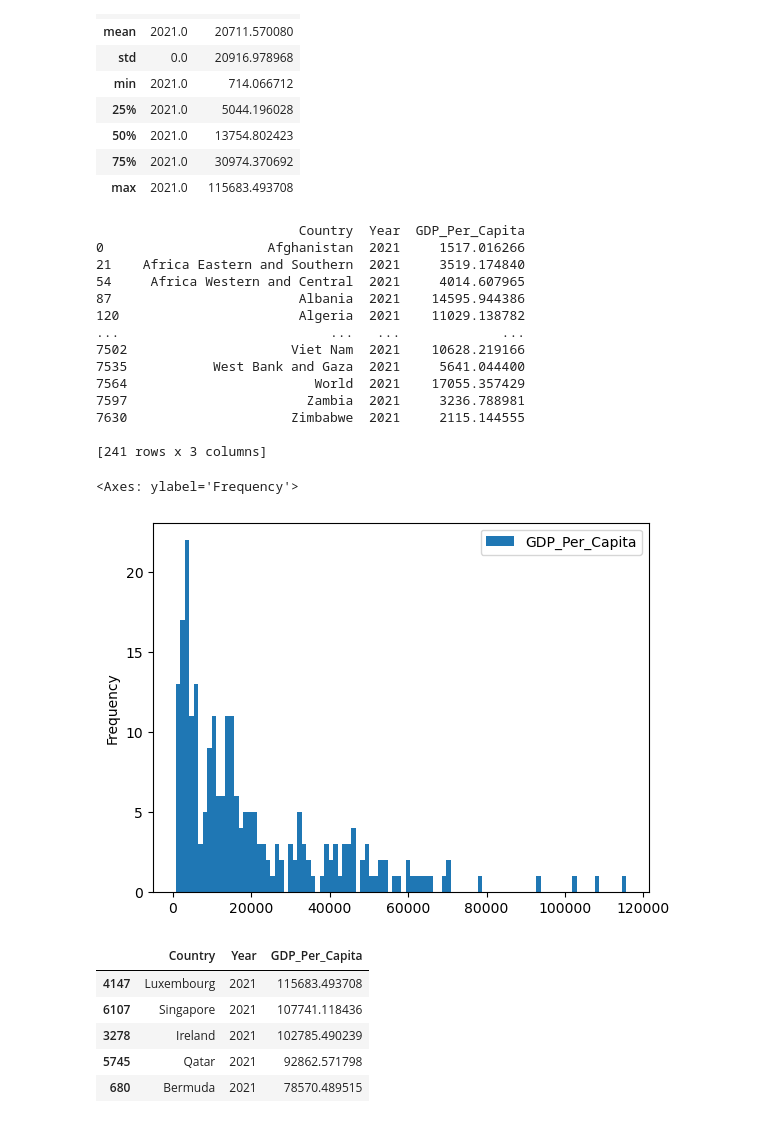
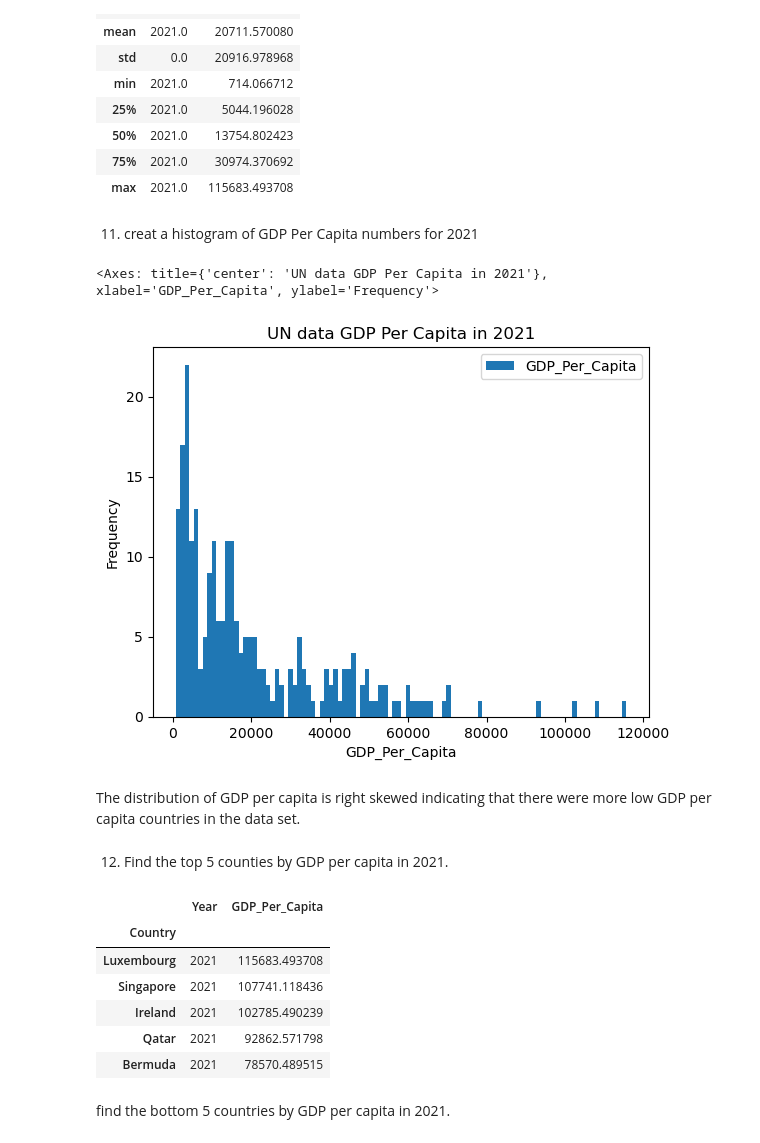
Before and after one commit to nss-data-science-cohort-8/un-exploration-fvetdds, a Jupyter notebook: data/UN_Data_Exploration.ipynb, the cells around one changed output. Drawn from its saved outputs; the diff is of its cells as text; code cells hidden in the pictures.

```diff
--- a/data/UN_Data_Exploration.ipynb
+++ b/data/UN_Data_Exploration.ipynb
@@ -105,2 +150,2 @@ Length: 242, dtype: int64
 # %%
-gdp_20121 = gdp_df[gdp_df["Year"] == 2021]
+gdp_2021 = gdp_df[gdp_df['Year'] == 2021]
@@ -116,25 +163,10 @@ gdp_20121.describe()
 | 50% | 2021.0 | 13754.802423 |
 | 75% | 2021.0 | 30974.370692 |
 | max | 2021.0 | 115683.493708 |
-# %%
-print(gdp_20121)
-# %% [output]
-                          Country  Year  GDP_Per_Capita
-0                     Afghanistan  2021     1517.016266
-21    Africa Eastern and Southern  2021     3519.174840
-54     Africa Western and Central  2021     4014.607965
-87                        Albania  2021    14595.944386
-120                       Algeria  2021    11029.138782
-...                           ...   ...             ...
-7502                     Viet Nam  2021    10628.219166
-7535           West Bank and Gaza  2021     5641.044400
-7564                        World  2021    17055.357429
-7597                       Zambia  2021     3236.788981
-7630                     Zimbabwe  2021     2115.144555
-
-[241 rows x 3 columns]
+# %% [markdown]
+11. creat a histogram of GDP Per Capita numbers for 2021
 # %%
-gdp_20121.plot.hist(column=["GDP_Per_Capita"], bins=100)
+gdp_2021.plot.hist(column=['GDP_Per_Capita'], ylabel='Frequency', xlabel='GDP_Per_Capita', title='UN data GDP Per Capita in 2021', bins=100)
 # %% [output]
-<Axes: ylabel='Frequency'>
+<Axes: title={'center': 'UN data GDP Per Capita in 2021'}, xlabel='GDP_Per_Capita', ylabel='Frequency'>
-[figure, old version]
+[figure, new version]
@@ -143,10 +173,17 @@ gdp_20121.plot.hist(column=["GDP_Per_Capita"], bins=100)
+# %% [markdown]
+The distribution of GDP per capita is right skewed indicating that there were more low GDP per capita countries in the data set.
+# %% [markdown]
+12. Find the top 5 counties by GDP per capita in 2021.
 # %%
-gdp_20121.sort_values('GDP_Per_Capita', ascending=False).head(5)
+gdp_2021.sort_values('GDP_Per_Capita', ascending=False).head(5).set_index('Country')
 # %% [output]
-|  | Country | Year | GDP_Per_Capita |
-| 4147 | Luxembourg | 2021 | 115683.493708 |
-| 6107 | Singapore | 2021 | 107741.118436 |
-| 3278 | Ireland | 2021 | 102785.490239 |
-| 5745 | Qatar | 2021 | 92862.571798 |
-| 680 | Bermuda | 2021 | 78570.489515 |
+|  | Year | GDP_Per_Capita |
+| Country |  |  |
+| Luxembourg | 2021 | 115683.493708 |
+| Singapore | 2021 | 107741.118436 |
+| Ireland | 2021 | 102785.490239 |
+| Qatar | 2021 | 92862.571798 |
+| Bermuda | 2021 | 78570.489515 |
+# %% [markdown]
+find the bottom 5 countries by GDP per capita in 2021.
 # %%
```
Also changed, not shown: parts of 100 cells of this notebook.
